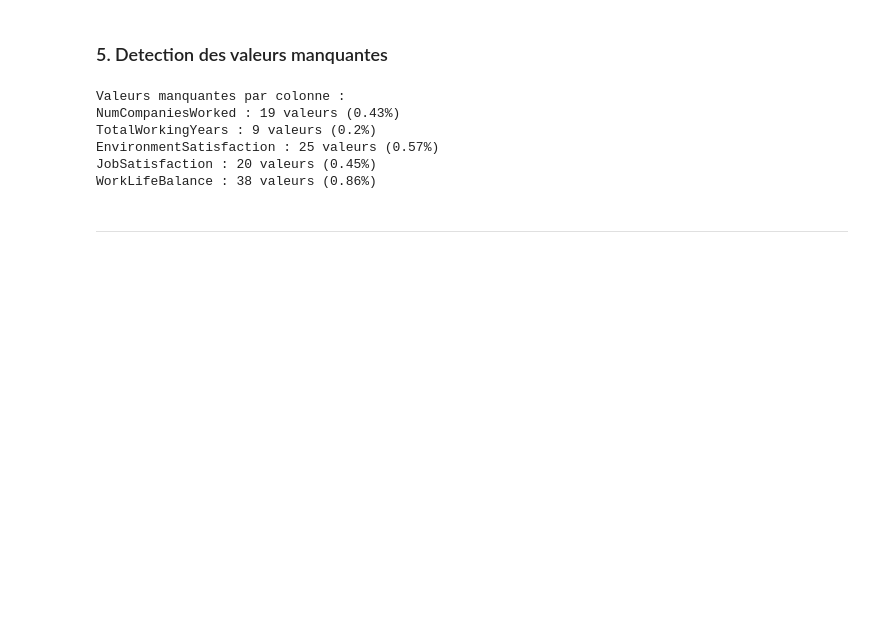
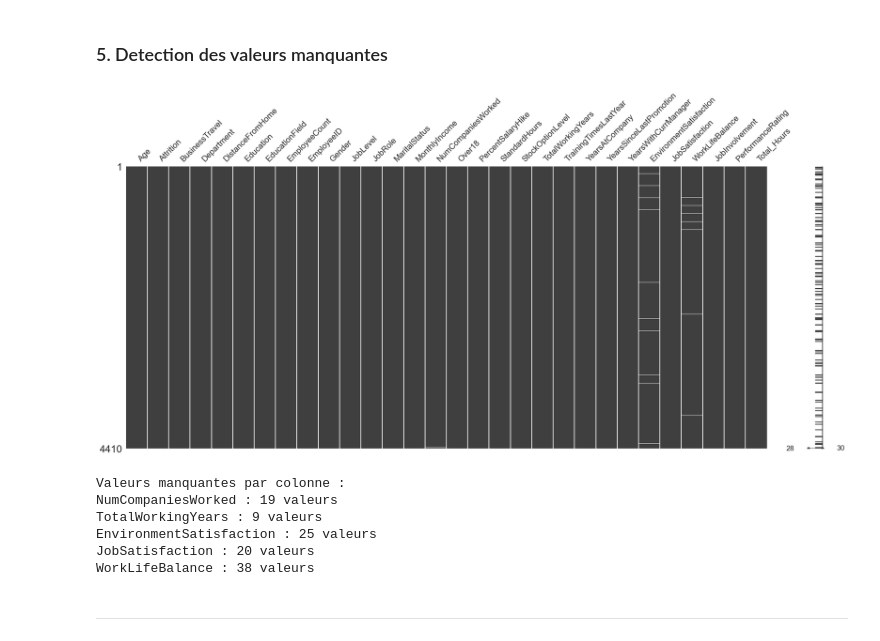
Before and after one commit to warren-gaure/projet-ia, a Jupyter notebook: notebooks/Livrable.ipynb, the cells around one changed output. Cells and saved outputs as stored; diff of their text form; code cells hidden in the pictures; blank space fills up the shorter version.

```diff
--- a/notebooks/Livrable.ipynb
+++ b/notebooks/Livrable.ipynb
@@ -287,21 +287,26 @@ display(company_df.head())
 # %% [markdown]
 ### 5. <a id='missing-check'>Detection des valeurs manquantes</a>
 # %%
-if (company_df.isnull().sum() > 0).any():
-    missing_values = company_df.isnull().sum()[company_df.isnull().sum() > 0]
-    missing_percentage = (missing_values / len(company_df) * 100).round(2)
-    print("Valeurs manquantes par colonne :")
-    for col in missing_values.index:
-        print(f"{col} : {missing_values[col]} valeurs ({missing_percentage[col]}%)")
-else:
-    print("Il n'y a pas de valeurs manquantes dans le dataset")
+def missing_values(df):
+    if (df.isnull().sum() > 0).any():
+        missing_values = df.isnull().sum()[df.isnull().sum() > 0]
+        msno.matrix(company_df)
+        plt.show()
+        print("Valeurs manquantes par colonne :")
+        for col in missing_values.index:
+            print(f"{col} : {missing_values[col]} valeurs")
+    else:
+        print("Il n'y a pas de valeurs manquantes dans le dataset")
+
+missing_values(company_df)
 # %% [output]
+[figure, added]
 Valeurs manquantes par colonne :
-NumCompaniesWorked : 19 valeurs (0.43%)
-TotalWorkingYears : 9 valeurs (0.2%)
-EnvironmentSatisfaction : 25 valeurs (0.57%)
-JobSatisfaction : 20 valeurs (0.45%)
-WorkLifeBalance : 38 valeurs (0.86%)
+NumCompaniesWorked : 19 valeurs
+TotalWorkingYears : 9 valeurs
+EnvironmentSatisfaction : 25 valeurs
+JobSatisfaction : 20 valeurs
+WorkLifeBalance : 38 valeurs
 # %% [markdown]
 ---
 # %% [markdown]
```
Also changed, not shown: parts of 3 cells of this notebook.
